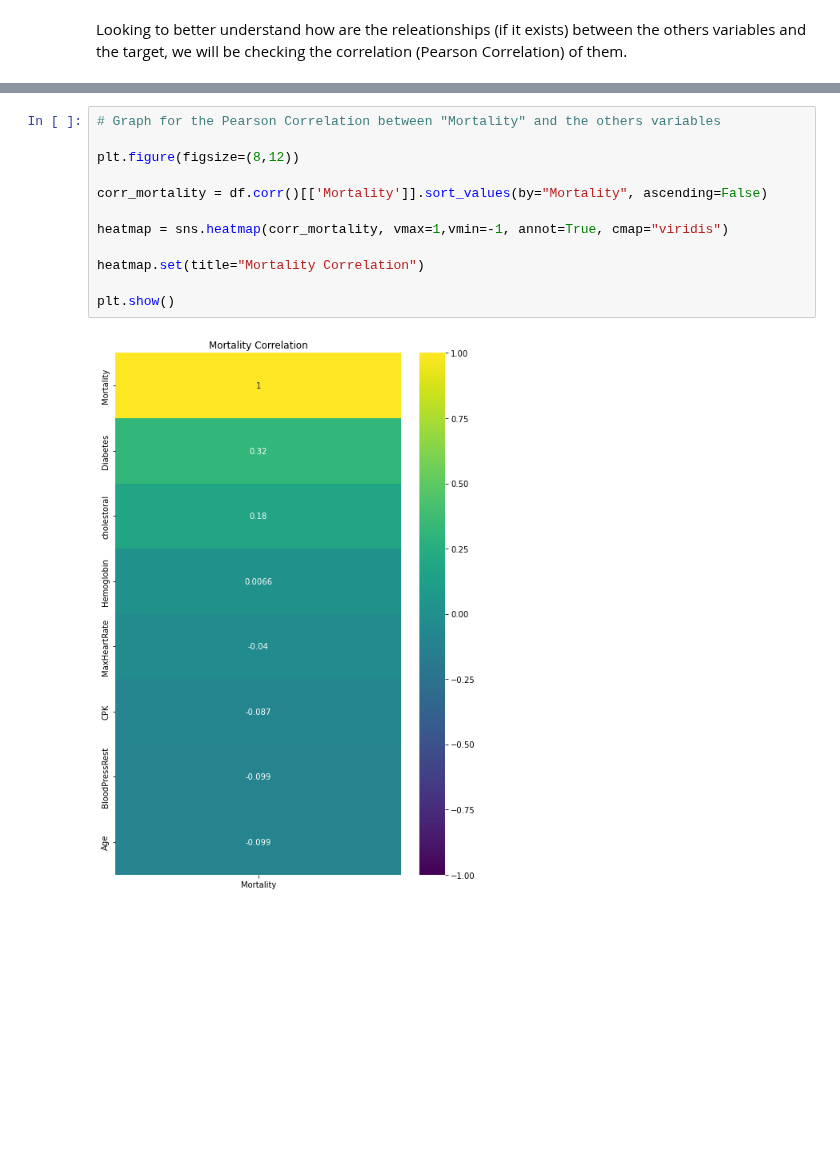
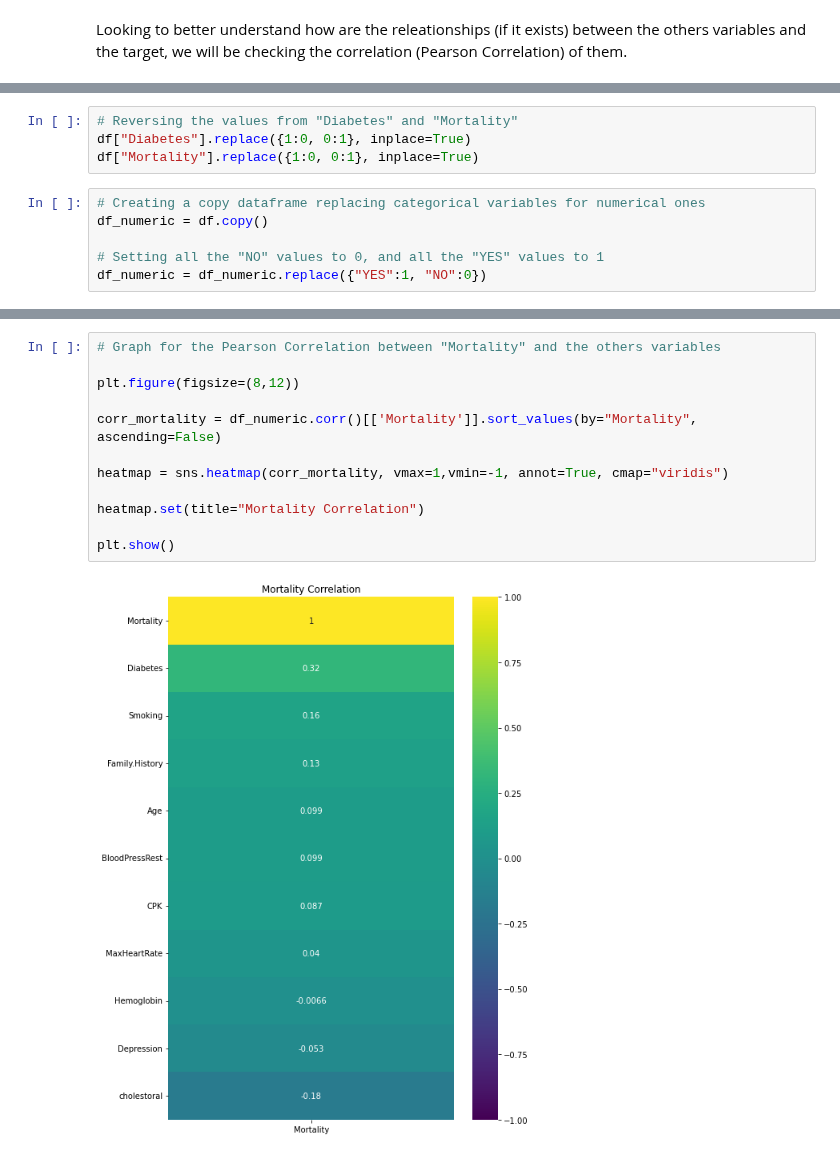
Before and after one commit to RenanGroot/Analise-Exploratoria-ENEM2019, a Jupyter notebook: Heart-Failure-Prediction.ipynb, the cells around one changed output, grey strips where cells are left out. Saved outputs shown, nothing was run; the diff lists cells and outputs as text; blank space fills up the shorter version.

```diff
--- a/Heart-Failure-Prediction.ipynb
+++ b/Heart-Failure-Prediction.ipynb
@@ -156,0 +163,10 @@ Looking to better understand how are the releationships (if it exists) between t
+# %%
+# Reversing the values from "Diabetes" and "Mortality"
+df["Diabetes"].replace({1:0, 0:1}, inplace=True)
+df["Mortality"].replace({1:0, 0:1}, inplace=True)
+# %%
+# Creating a copy dataframe replacing categorical variables for numerical ones
+df_numeric = df.copy()
+
+# Setting all the "NO" values to 0, and all the "YES" values to 1
+df_numeric = df_numeric.replace({"YES":1, "NO":0})
@@ -157,14 +180,14 @@ Looking to better understand how are the releationships (if it exists) between t
 # %%
 # Graph for the Pearson Correlation between "Mortality" and the others variables
 
 plt.figure(figsize=(8,12))
 
-corr_mortality = df.corr()[['Mortality']].sort_values(by="Mortality", ascending=False)
+corr_mortality = df_numeric.corr()[['Mortality']].sort_values(by="Mortality", ascending=False)
 
 heatmap = sns.heatmap(corr_mortality, vmax=1,vmin=-1, annot=True, cmap="viridis")
 
 heatmap.set(title="Mortality Correlation")
 
 plt.show()
 # %% [output]
-[figure, old version]
+[figure, new version]
```
Also changed, not shown: parts of 5 cells of this notebook.
